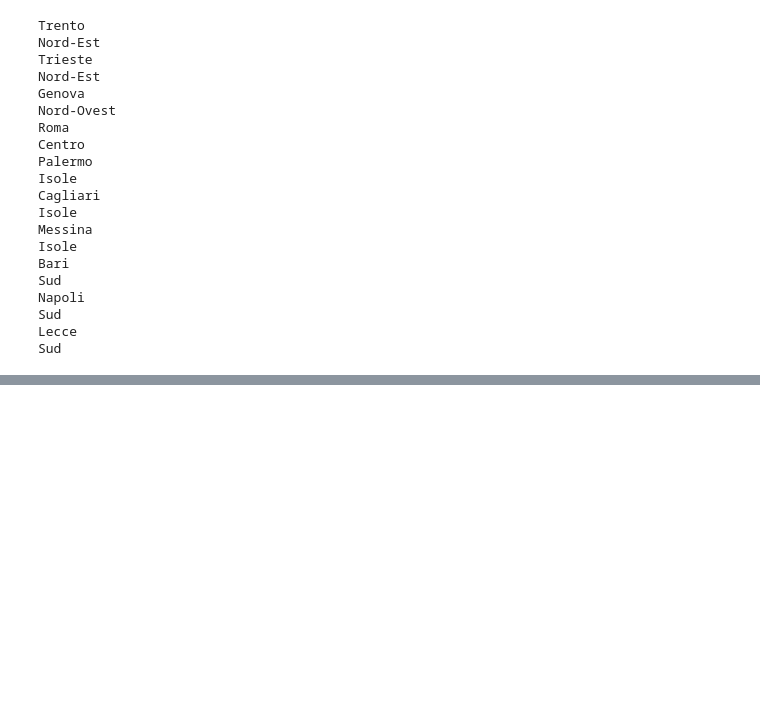
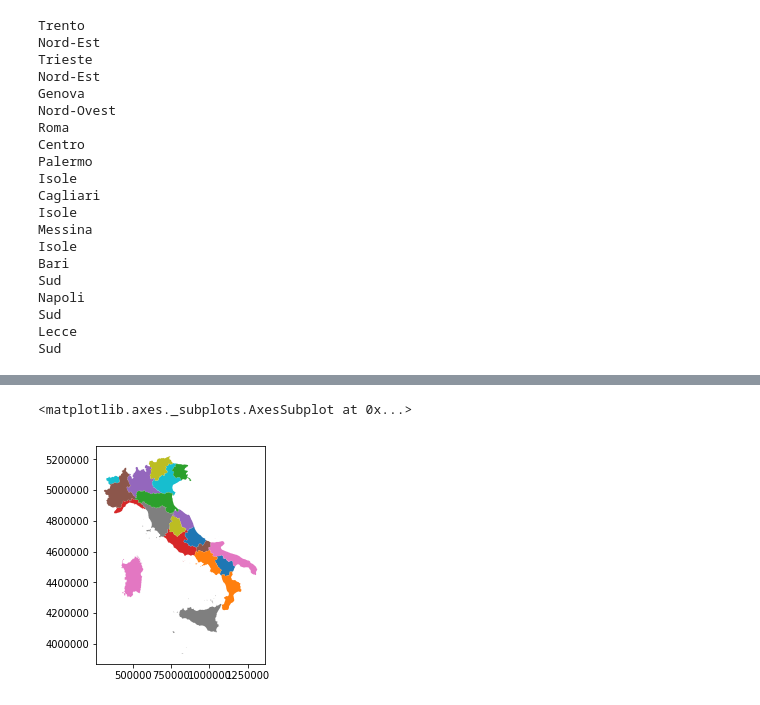
Before and after one commit to napo/geopandas_esempi, a Jupyter notebook: dati istat.ipynb, the cells around one changed output, grey strips where cells are left out. Cells and saved outputs as stored; diff of their text form; code cells hidden in the pictures; blank space fills up the shorter version.

```diff
--- a/dati istat.ipynb
+++ b/dati istat.ipynb
@@ -354,0 +469,5 @@ Sud
+# %%
+geo_popolazione_regione.plot(column='DEN_REG')
+# %% [output]
+<matplotlib.axes._subplots.AxesSubplot at 0x...>
+[figure, added]
```
Also changed, not shown: parts of 36 cells of this notebook, 1 other file.
